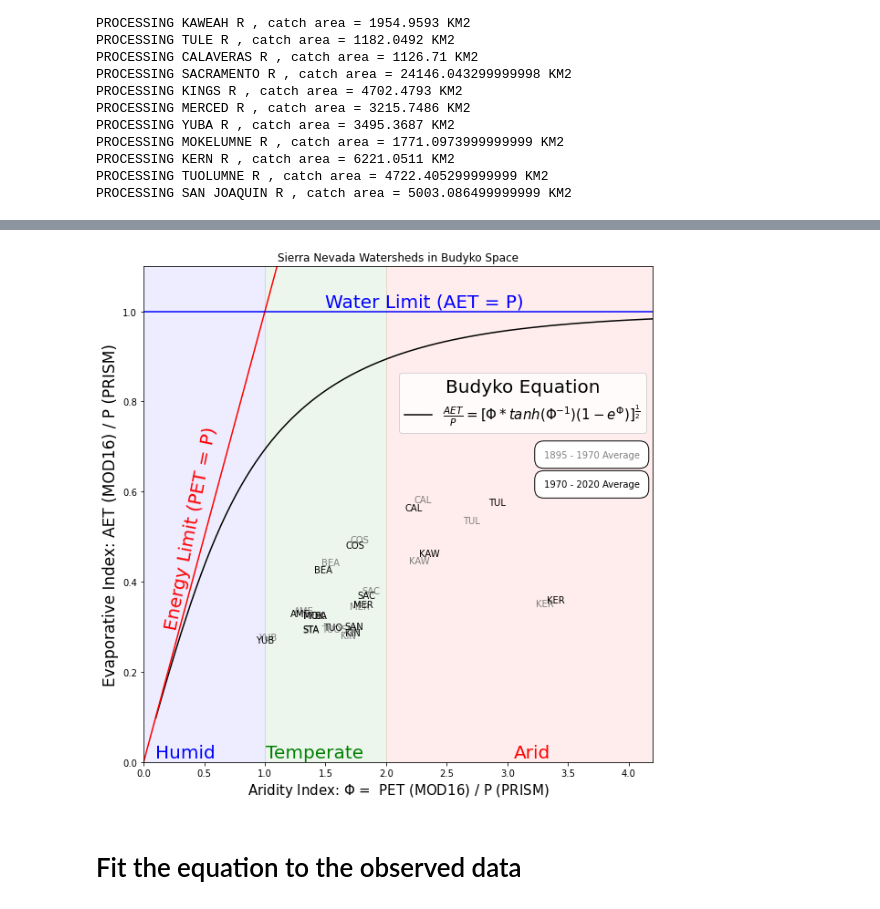
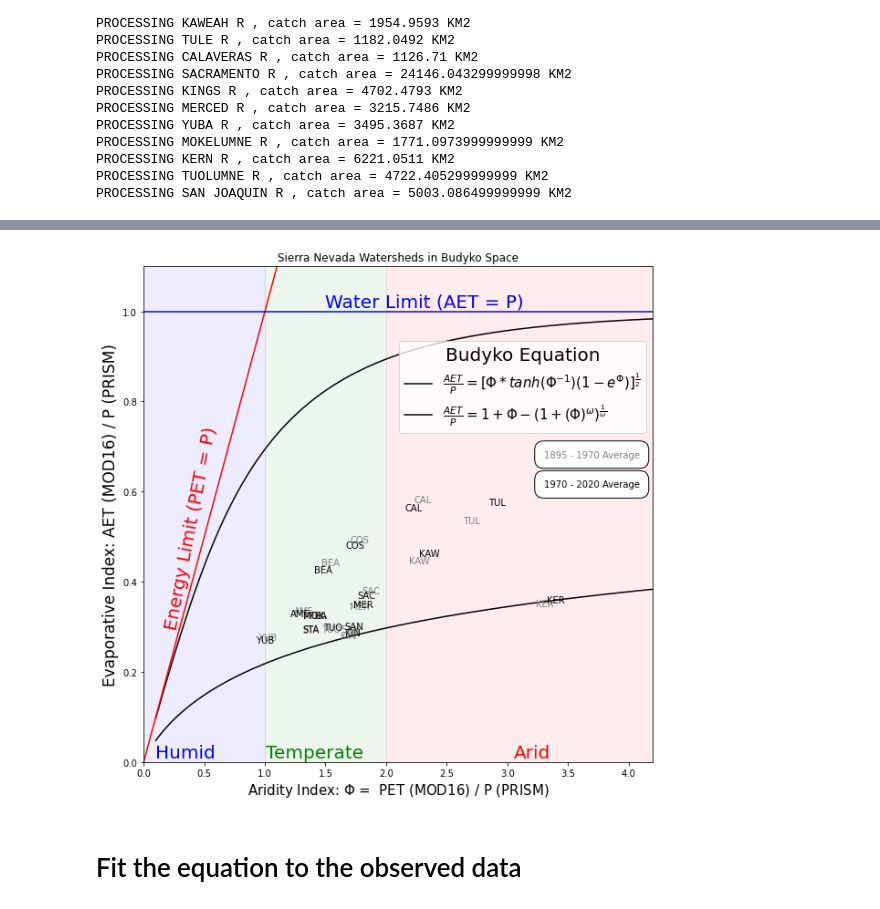
Before and after one commit to kashingtonDC/SierraSheds, a Jupyter notebook: code/03_Budyko.ipynb, the cells around one changed output, grey strips where cells are left out. Saved outputs shown, nothing was run; the diff lists cells and outputs as text; code cells hidden in the pictures.

Commit message:
add Fu equation to budyko

```diff
--- a/code/03_Budyko.ipynb
+++ b/code/03_Budyko.ipynb
@@ -162,0 +183,6 @@ PROCESSING SAN JOAQUIN R , catch area = 5003.086499999999 KM2
+# %%
+def budyko(arr):
+    return np.array([np.sqrt((x*np.tanh(x**-1)*(1-np.exp(-x)))) for x in arr])
+
+def fu(arr, ω = 2.6):
+    return np.array([1 + x - ((1 + (x)**(ω))**(1/ω))  for x in arr])
@@ -162,0 +270,31 @@ PROCESSING SAN JOAQUIN R , catch area = 5003.086499999999 KM2
+# %%
+# Scatterplot optimal ω value by watershed size
+
+# Get the areas from the shapefile
+shed_ω_res = {}
+
+for k,v in ω_opt.items():
+    area = catchments[catchments['catch_name'] == k]['area_km2'].values[0]
+
+    shed_ω_res[k] = [area,v]
+
+# Get the data as arrays
+
+xdata = np.array([v[0] for k,v in shed_ω_res.items()]).astype(float)
+ydata = np.array([v[1] for k,v in shed_ω_res.items()]).astype(float)
+
+# Fit an exponential function to the dat
+a,b = np.polyfit(np.log(xdata), ydata, 1)
+xrange = np.linspace(100, np.max(xdata)+10000, 100)
+yfit = np.array([a*np.log(x)+b for x in xrange]).astype(float)
+
+# Plot
+for k,v in shed_ω_res.items():
+    plt.scatter(v[0],v[1])
+    plt.text(v[0], v[1], k[:3], fontsize = 10, color = 'gray')
+
+plt.plot(xrange,yfit,"--",color = 'black', label = "{}*log(Area)+{}".format(round((a),2),round((b),2)))
+plt.title("ω as f(watershed area) for Sierra Nevada Catchments")
+plt.ylabel("ω", size = 20)
+plt.xlabel("Watershed area ($km^2$)", size = 20)
+plt.legend()
@@ -180,6 +347,14 @@ budyko_x = np.linspace(0.1, 4.2, 100)
 budyko_y = np.array([np.sqrt((x*np.tanh(x**-1)*(1-np.exp(-x)))) for x in budyko_x])
 plt.plot(budyko_x,budyko_y, color = 'black',
          label = r'$ \frac{AET}{P}  = [{\Phi * tanh(\Phi^{-1}) (1-e^{\Phi})}]^{\frac{1}{2}} $')
+
+
+# Fu equation
+fu_x = np.linspace(0.1, 4.2, 100)
+fu_y = np.array ([ 1 + x - ((1 + (x)**(1.2))**(1/1.2))  for x in fu_x] )
+plt.plot(fu_x,fu_y, color = 'black',
+         label = r'$ \frac{AET}{P}  = 1 + \Phi - ( 1 + (\Phi) ^ {\omega}) ^ {\frac{1}{\omega}} $')
+
 
 # Put budyko eq in legend
 plt.legend(bbox_to_anchor=[1, 0.65], loc='lower right', fontsize = 15, title = "Budyko Equation", title_fontsize = 20)
@@ -191,34 +366,34 @@ plt.annotate("1895 - 1970 Average", (0.88, 0.62),
 
 plt.annotate("1970 - 2020 Average", (0.88, 0.56),
              xycoords="axes fraction", va="center", ha="center", color = 'black',
              bbox=dict(boxstyle="round, pad=1", fc="w"))
 
 # Plot water and energy limits
 plt.plot([-10,10],[-10,10],  color='r', linestyle='-')
 plt.axhline(y=1, color='blue', linestyle='-')
 
 plt.text(1.5,1.01, 'Water Limit (AET = P)', color = 'blue', size = 20)
 plt.text(0.16,0.3, 'Energy Limit (PET = P)', color = 'red', size = 20, rotation = np.degrees(np.pi/2.28))
 
 # Plot shaded climate zones
 plt.axvspan(0, 1, alpha=0.07, color='blue')
 plt.axvspan(1, 2, alpha=0.07, color='green')
 plt.axvspan(2, 4.5, alpha=0.07, color='red')
 
 plt.text(0.1,0.01, 'Humid', color = 'blue', size = 20)
 plt.text(1.01,0.01, 'Temperate', color = 'green', size = 20)
 plt.text(3.05,0.01, 'Arid', color = 'red', size = 20)
 
 plt.ylabel("Evaporative Index: AET (MOD16) / P (PRISM)", size = 17)
 plt.xlabel(r"Aridity Index: $\Phi$ =  PET (MOD16) / P (PRISM)", size = 15)
 
 plt.ylim([0,1.1])
 plt.xlim([0,4.2])
 
 plt.title("Sierra Nevada Watersheds in Budyko Space")
 plt.show()
 # %% [output]
-[figure, old version]
+[figure, new version]
 # %% [markdown]
 # Fit the equation to the observed data
 # %%
```
Also changed, not shown: parts of 13 cells of this notebook.
